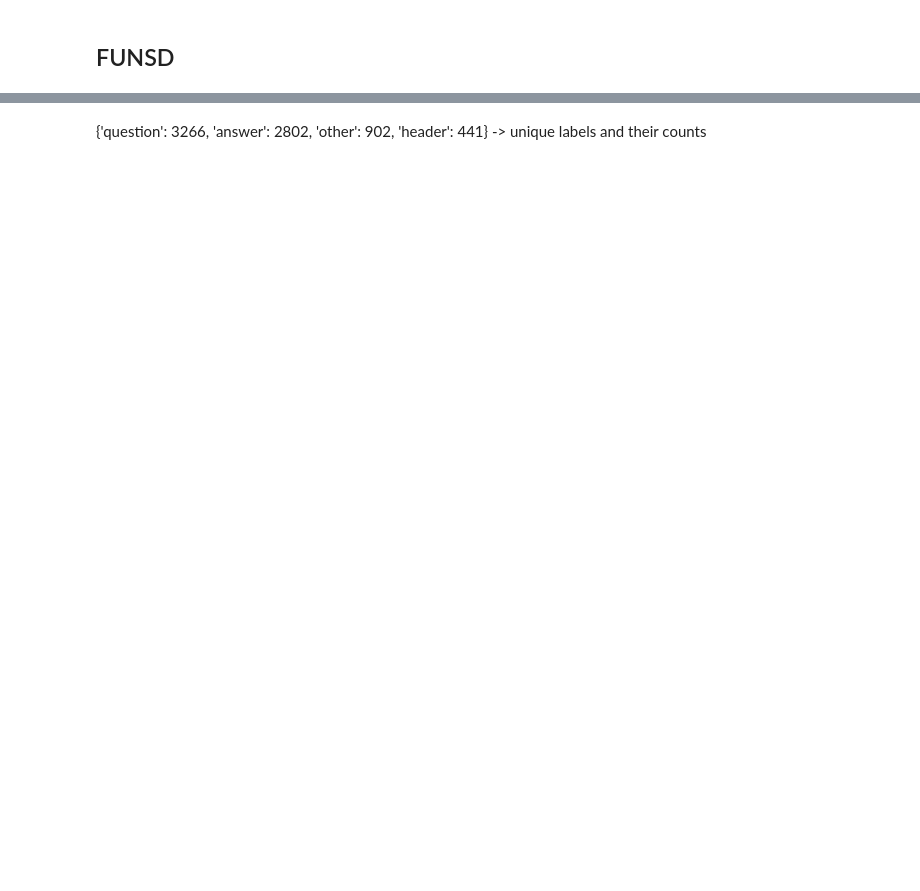
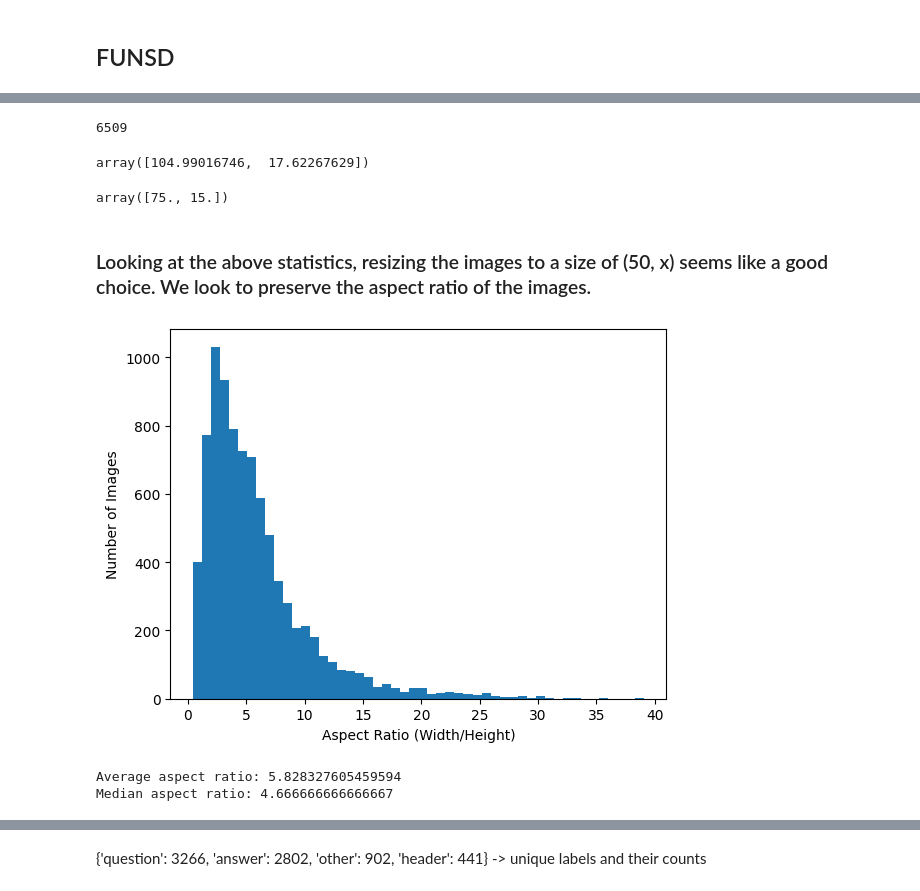
Before and after one commit to BU-Spark/ml-herbarium, a Jupyter notebook: trocr/evaluation-dataset/handwritten-typed-text-classification/Data_Collection.ipynb, the cells around one changed output, grey strips where cells are left out. Cells and saved outputs as stored; diff of their text form; code cells hidden in the pictures; blank space fills up the shorter version.

```diff
--- a/trocr/evaluation-dataset/handwritten-typed-text-classification/Data_Collection.ipynb
+++ b/trocr/evaluation-dataset/handwritten-typed-text-classification/Data_Collection.ipynb
@@ -58,0 +196,8 @@ def copy_files(destination_folder, file_path_list):
+# %%
+# Get image paths
+root_dir = "data/IAM/online/"
+dataset_levels = ["lineImages"]
+file_exts = (".tif")
+online_img_paths = []
+
+online_img_paths = get_image_paths(root_dir, dataset_levels, file_exts)
@@ -58,0 +278,8 @@ def copy_files(destination_folder, file_path_list):
+# %%
+# Get image paths
+root_dir = "data/IAM/washingtondb-v1.0/"
+dataset_levels = None
+file_exts = (".png")
+washington_img_paths = []
+
+washington_img_paths = get_image_paths(root_dir, dataset_levels, file_exts)
@@ -103 +411,46 @@ def crop_images_with_bounding_boxes(image_folder, annotation_folder, output_fold
+# %%
+len(temp)
+# %% [output]
+6509
+# %%
+np.mean(temp, axis=0)
+# %% [output]
+array([104.99016746,  17.62267629])
+# %%
+np.median(temp, axis=0)
+# %% [output]
+array([75., 15.])
+# %% [markdown]
+### Looking at the above statistics, resizing the images to a size of (50, x) seems like a good choice. We look to preserve the aspect ratio of the images.
+# %%
+def calculate_aspect_ratios(directory):
+    aspect_ratios = []
+    for root, _ , files in os.walk(directory):
+        for file in files:
+            with Image.open(os.path.join(root, file)) as img:
+                width, height = img.size
+                aspect_ratios.append(width / height)
+    return aspect_ratios
+
+directory = 'data/FUNSD/temp'  # Replace with your image directory
+aspect_ratios = calculate_aspect_ratios(directory)
+
+# Calculate average aspect ratio
+average_aspect_ratio = np.mean(aspect_ratios)
+
+# Calculate median aspect ratio
+median_aspect_ratio = np.median(aspect_ratios)
+
+# Plot the distribution of aspect ratios
+plt.hist(aspect_ratios, bins=50)
+plt.xlabel('Aspect Ratio (Width/Height)')
+plt.ylabel('Number of Images')
+plt.show()
+
+print(f"Average aspect ratio: {average_aspect_ratio}")
+print(f"Median aspect ratio: {median_aspect_ratio}")
+# %% [output]
+[figure, added]
+Average aspect ratio: 5.828327605459594
+Median aspect ratio: 4.666666666666667
 # %%
```
Also changed, not shown: parts of 91 cells of this notebook, 2 other files.
